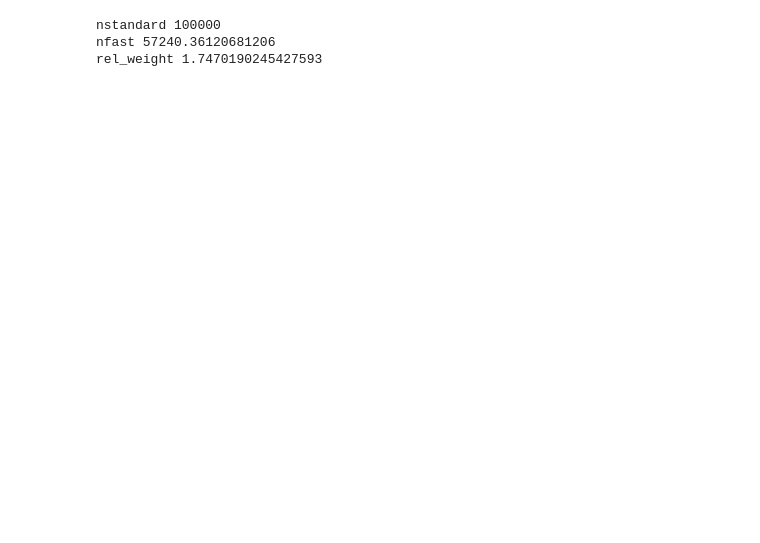
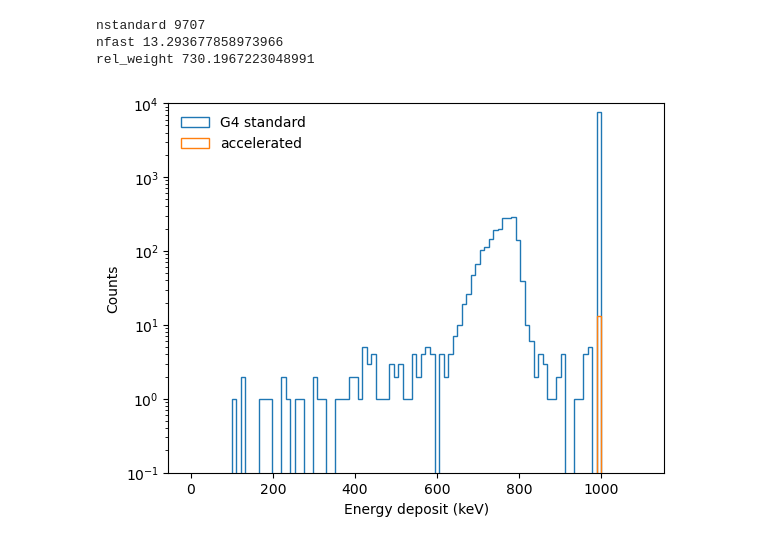
Before and after one commit to acolijn/G4FastSim, a Jupyter notebook: notebook/compare.ipynb, the cells around one changed output. Drawn from its saved outputs; the diff is of its cells as text; code cells hidden in the pictures; blank space fills up the shorter version.

```diff
--- a/notebook/compare.ipynb
+++ b/notebook/compare.ipynb
@@ -7,36 +7,58 @@ import awkward as ak
 #file_fast = uproot.open("/data/xenon/acolijn/G4FastSim/fast/fast_test.root")
 #file_std = uproot.open("/data/xenon/acolijn/G4FastSim/standard/standard_test.root")
 file_fast = uproot.open("/data/xenon/acolijn/G4FastSim/fast/fast_pencil.root")
-file_std = uproot.open("/data/xenon/acolijn/G4FastSim/standard/standard_pencilroot")
+file_std = uproot.open("/data/xenon/acolijn/G4FastSim/standard/standard_pencil.root")
 
 fast = file_fast["ev"].arrays()
 std = file_std["ev"].arrays()
 
-cut = (std['ncomp']+std['nphot']==1)
+cut = (std['ncomp']+std['nphot']==1) & (std['type']==0)
+cute = (std['eh']>1.)
 
-xh =ak.to_numpy(ak.flatten(std['xh'][cut]))
-yh =ak.to_numpy(ak.flatten(std['yh'][cut]))
-zh =ak.to_numpy(ak.flatten(std['zh'][cut]))
-eh =ak.to_numpy(ak.flatten(std['eh'][cut]))
 
-cutf = (fast['ncomp']+fast['nphot']==1)
+xh =ak.to_numpy(ak.flatten(std['xh'][cut & cute]))
+yh =ak.to_numpy(ak.flatten(std['yh'][cut & cute]))
+zh =ak.to_numpy(ak.flatten(std['zh'][cut & cute]))
+eh =ak.to_numpy(ak.flatten(std['eh'][cut & cute]))
 
-xf =ak.to_numpy(ak.flatten(fast['xh'][cutf]))
-yf =ak.to_numpy(ak.flatten(fast['yh'][cutf]))
-zf =ak.to_numpy(ak.flatten(fast['zh'][cutf]))
-ef =ak.to_numpy(ak.flatten(fast['eh'][cutf]))
-wf =ak.to_numpy(ak.flatten(fast['wh'][cutf]))
+cutf = (fast['ncomp']+fast['nphot']==1) & (fast['type']==0)
+cutfe = (fast['eh']>0.)
+xf =ak.to_numpy(ak.flatten(fast['xh'][cutf &cutfe]))
+yf =ak.to_numpy(ak.flatten(fast['yh'][cutf &cutfe]))
+zf =ak.to_numpy(ak.flatten(fast['zh'][cutf &cutfe]))
+ef =ak.to_numpy(ak.flatten(fast['eh'][cutf &cutfe]))
+wf =ak.to_numpy(ak.flatten(fast['wh'][cutf &cutfe]))
 
-w = ak.to_numpy(fast['w'])
+w = ak.to_numpy(fast['w'][cutf])
 
-nstandard = len(ak.to_numpy(std['nclus']))
-nfast = np.sum(np.exp(ak.to_numpy(fast['w'])))
+nstandard = len(ak.to_numpy(std['nclus'][cut]))
+nfast = np.sum(np.exp(ak.to_numpy(fast['w'][cutf])))
 
 rel_weight = nstandard/nfast
 print('nstandard',nstandard)
 print('nfast',nfast)
 print('rel_weight',rel_weight)
 # %% [output]
-nstandard 100000
-nfast 57240.36120681206
-rel_weight 1.7470190245427593
+nstandard 9707
+nfast 13.293677858973966
+rel_weight 730.1967223048991
+# %%
+h = plt.hist(std['e'][cut], bins=100, histtype='step', range=(0,1100), label='G4 standard')
+h = plt.hist(fast['e'][cutf], weights=np.exp(w), bins=100, histtype='step', range=(0,1100), label='accelerated')
+#rh = np.sqrt(xh**2+yh**2)
+#c = (rh<1180)
+#h = plt.hist(eh[(rh<1180)], bins=100, histtype='step', range=(0,1100), label='G4 standard')
+#rf = np.sqrt(xf**2+yf**2)
+#h = plt.hist(ef[rf<1180], weights=np.exp(wf[rf<1180]), bins=100, histtype='step', range=(0,1100), label='accelerated')
+#h = plt.hist(fast['e'][cutf], bins=100, histtype='step', range=(0,1100), label='fast')
+
+
+plt.ylim(0.1,0.1e5)
+plt.yscale('log')
+plt.xlabel('Energy deposit (keV)')
+plt.ylabel('Counts')
+plt.legend(frameon=False)
+
+plt.show()
+# %% [output]
+[figure, added]
```
Also changed, not shown: parts of 5 cells of this notebook, 17 other files.
